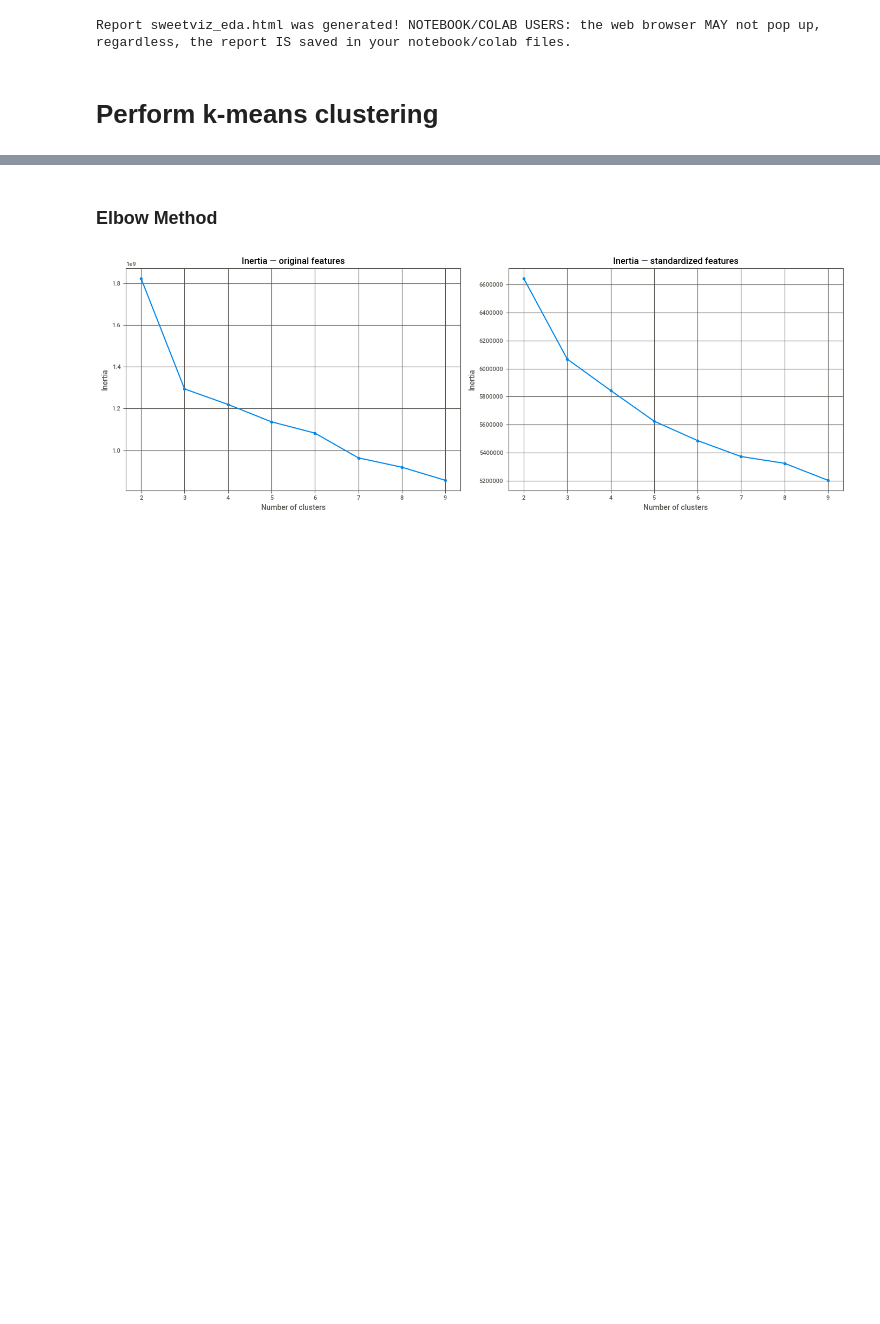
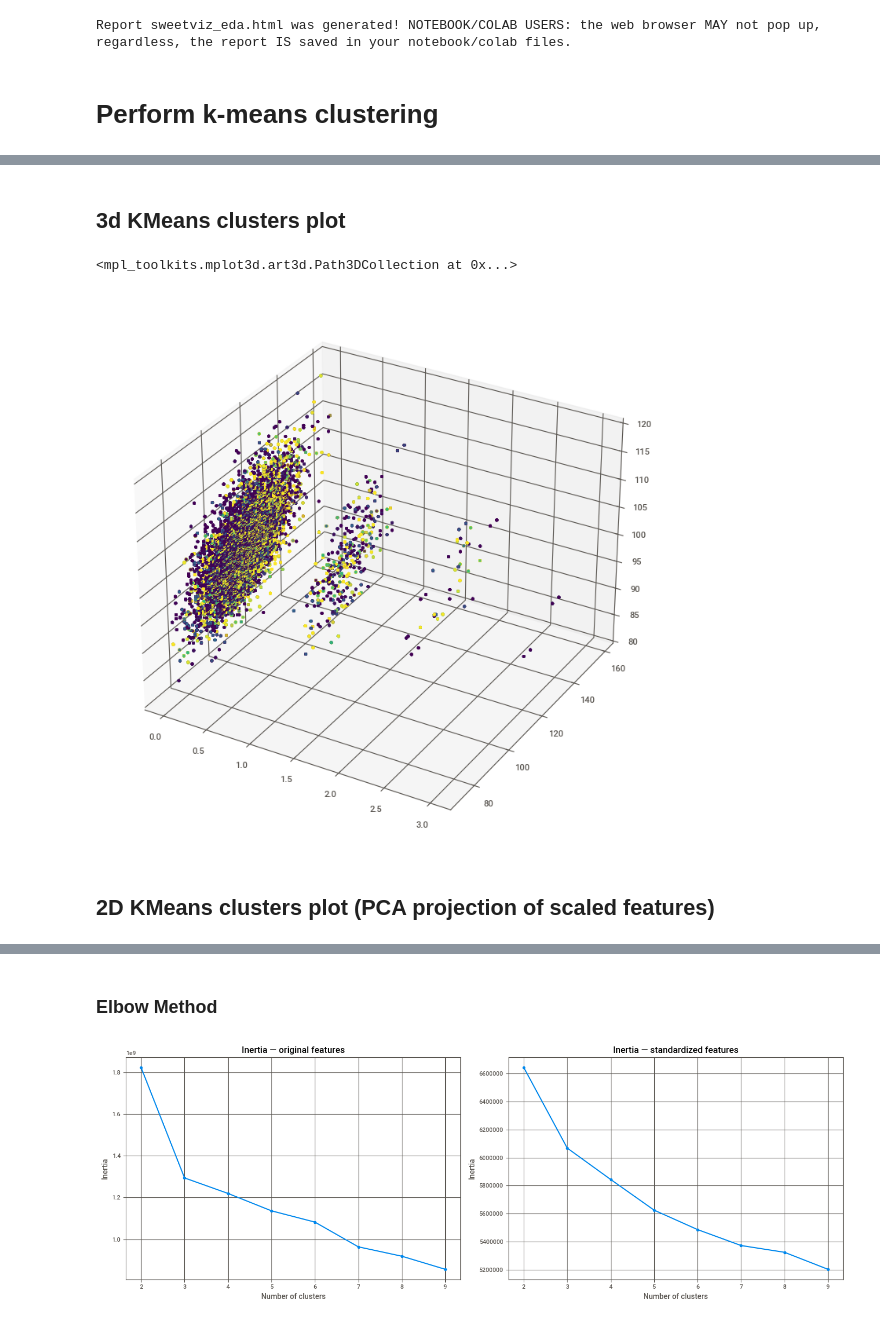
Before and after one commit to lersam/classical-machine-learning, a Jupyter notebook: home_work/clustering_dimentionality_reduction/clustering_dimentionality.ipynb, the cells around one changed output, grey strips where cells are left out. Saved outputs shown, nothing was run; the diff lists cells and outputs as text; code cells hidden in the pictures; blank space fills up the shorter version.

```diff
--- a/home_work/clustering_dimentionality_reduction/clustering_dimentionality.ipynb
+++ b/home_work/clustering_dimentionality_reduction/clustering_dimentionality.ipynb
@@ -114,0 +115,14 @@ Custer Labels (113125):
+# %% [markdown]
+## 3d KMeans clusters plot
+# %%
+fig = plt.figure(figsize=(16,9))
+X = df[num_cols].values
+ax = fig.add_subplot(111, projection='3d')
+
+ax.scatter(X[:, 0], X[:, 1], X[:, 2],marker='o', c=item_labels, s=3)
+ax.scatter(C[:, 0], C[:, 1], C[:, 2], marker='*', c='#050505', s=200)
+# %% [output]
+<mpl_toolkits.mplot3d.art3d.Path3DCollection at 0x...>
+[figure, added]
+# %% [markdown]
+## 2D KMeans clusters plot (PCA projection of scaled features)
```
Also changed, not shown: parts of 11 cells of this notebook.
